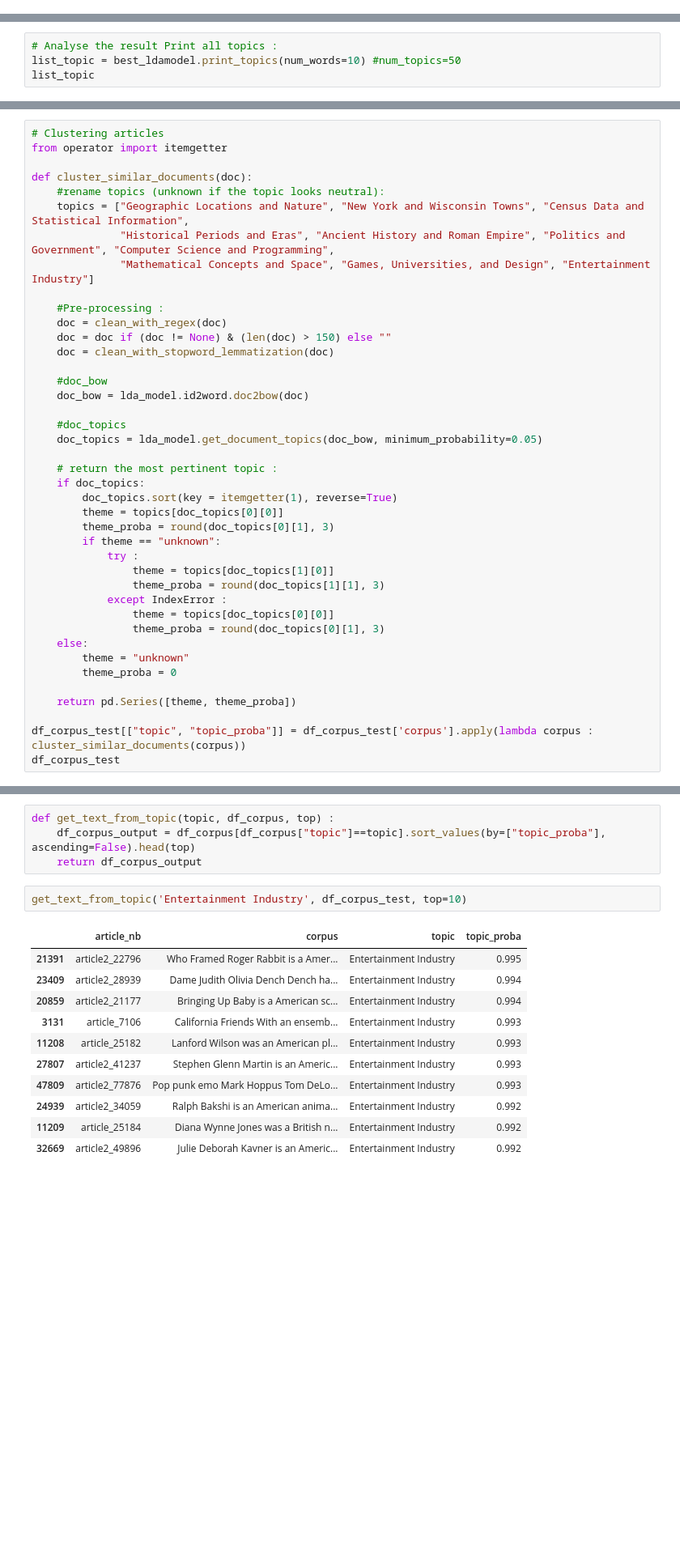
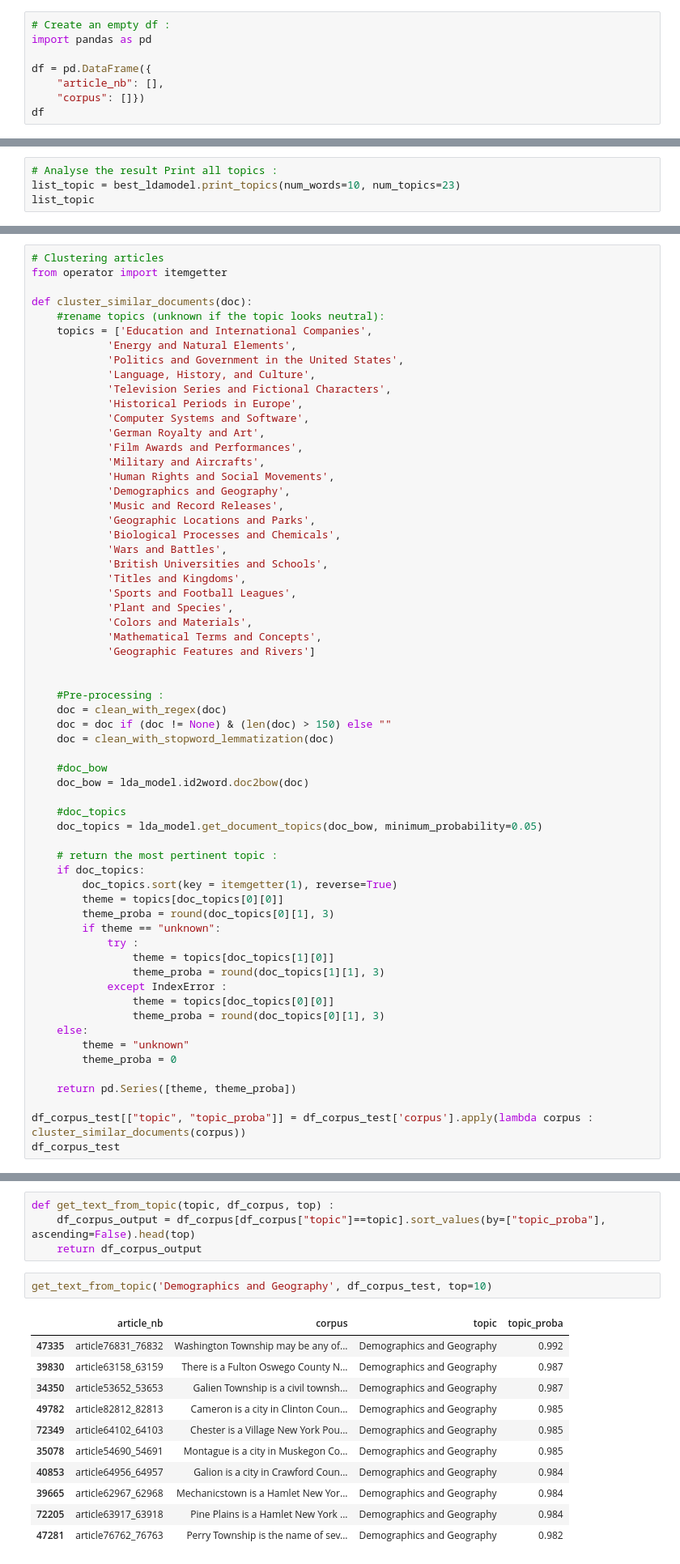
Before and after one commit to RomainPen/Topic_modeling, a Jupyter notebook: CODE/wiki_parser.ipynb, the cells around one changed output, grey strips where cells are left out. Shown: that part at 81% size. Saved outputs shown, nothing was run; the diff lists cells and outputs as text; blank space fills up the shorter version.

```diff
--- a/CODE/wiki_parser.ipynb
+++ b/CODE/wiki_parser.ipynb
@@ -68,0 +72,8 @@ df
+# %%
+# Create an empty df :
+import pandas as pd
+
+df = pd.DataFrame({
+    "article_nb": [],
+    "corpus": []})
+df
@@ -449,6 +479,6 @@ best_ldamodel = Lda(random_state=42, corpus=doc_term_matrix, id2word=dictionary,
 # %%
 # Analyse the result Print all topics :
-list_topic = best_ldamodel.print_topics(num_words=10) #num_topics=50
+list_topic = best_ldamodel.print_topics(num_words=10, num_topics=23)
 list_topic
 # %% [output]
 [(0,
@@ -679,9 +741,30 @@ from operator import itemgetter
 
 def cluster_similar_documents(doc):
     #rename topics (unknown if the topic looks neutral):
-    topics = ["Geographic Locations and Nature", "New York and Wisconsin Towns", "Census Data and Statistical Information",
-              "Historical Periods and Eras", "Ancient History and Roman Empire", "Politics and Government", "Computer Science and Programming",
-              "Mathematical Concepts and Space", "Games, Universities, and Design", "Entertainment Industry"]
+    topics = ['Education and International Companies',
+            'Energy and Natural Elements',
+            'Politics and Government in the United States',
+            'Language, History, and Culture',
+            'Television Series and Fictional Characters',
+            'Historical Periods in Europe',
+            'Computer Systems and Software',
+            'German Royalty and Art',
+            'Film Awards and Performances',
+            'Military and Aircrafts',
+            'Human Rights and Social Movements',
+            'Demographics and Geography',
+            'Music and Record Releases',
+            'Geographic Locations and Parks',
+            'Biological Processes and Chemicals',
+            'Wars and Battles',
+            'British Universities and Schools',
+            'Titles and Kingdoms',
+            'Sports and Football Leagues',
+            'Plant and Species',
+            'Colors and Materials',
+            'Mathematical Terms and Concepts',
+            'Geographic Features and Rivers']
+
 
     #Pre-processing :
     doc = clean_with_regex(doc)
@@ -775,16 +863,16 @@ def get_text_from_topic(topic, df_corpus, top) :
     df_corpus_output = df_corpus[df_corpus["topic"]==topic].sort_values(by=["topic_proba"], ascending=False).head(top)
     return df_corpus_output
 # %%
-get_text_from_topic('Entertainment Industry', df_corpus_test, top=10)
+get_text_from_topic('Demographics and Geography', df_corpus_test, top=10)
 # %% [output]
 |  | article_nb | corpus | topic | topic_proba |
-| 21391 | article2_22796 | Who Framed Roger Rabbit is a Amer... | Entertainment Industry | 0.995 |
-| 23409 | article2_28939 | Dame Judith Olivia Dench Dench ha... | Entertainment Industry | 0.994 |
-| 20859 | article2_21177 | Bringing Up Baby is a American sc... | Entertainment Industry | 0.994 |
-| 3131 | article_7106 | California Friends With an ensemb... | Entertainment Industry | 0.993 |
-| 11208 | article_25182 | Lanford Wilson was an American pl... | Entertainment Industry | 0.993 |
-| 27807 | article2_41237 | Stephen Glenn Martin is an Americ... | Entertainment Industry | 0.993 |
-| 47809 | article2_77876 | Pop punk emo Mark Hoppus Tom DeLo... | Entertainment Industry | 0.993 |
-| 24939 | article2_34059 | Ralph Bakshi is an American anima... | Entertainment Industry | 0.992 |
-| 11209 | article_25184 | Diana Wynne Jones was a British n... | Entertainment Industry | 0.992 |
-| 32669 | article2_49896 | Julie Deborah Kavner is an Americ... | Entertainment Industry | 0.992 |
+| 47335 | article76831_76832 | Washington Township may be any of... | Demographics and Geography | 0.992 |
+| 39830 | article63158_63159 | There is a Fulton Oswego County N... | Demographics and Geography | 0.987 |
+| 34350 | article53652_53653 | Galien Township is a civil townsh... | Demographics and Geography | 0.987 |
+| 49782 | article82812_82813 | Cameron is a city in Clinton Coun... | Demographics and Geography | 0.985 |
+| 72349 | article64102_64103 | Chester is a Village New York Pou... | Demographics and Geography | 0.985 |
+| 35078 | article54690_54691 | Montague is a city in Muskegon Co... | Demographics and Geography | 0.985 |
+| 40853 | article64956_64957 | Galion is a city in Crawford Coun... | Demographics and Geography | 0.984 |
+| 39665 | article62967_62968 | Mechanicstown is a Hamlet New Yor... | Demographics and Geography | 0.984 |
+| 72205 | article63917_63918 | Pine Plains is a Hamlet New York ... | Demographics and Geography | 0.984 |
+| 47281 | article76762_76763 | Perry Township is the name of sev... | Demographics and Geography | 0.982 |
```
Also changed, not shown: parts of 48 cells of this notebook, 7 other files.
